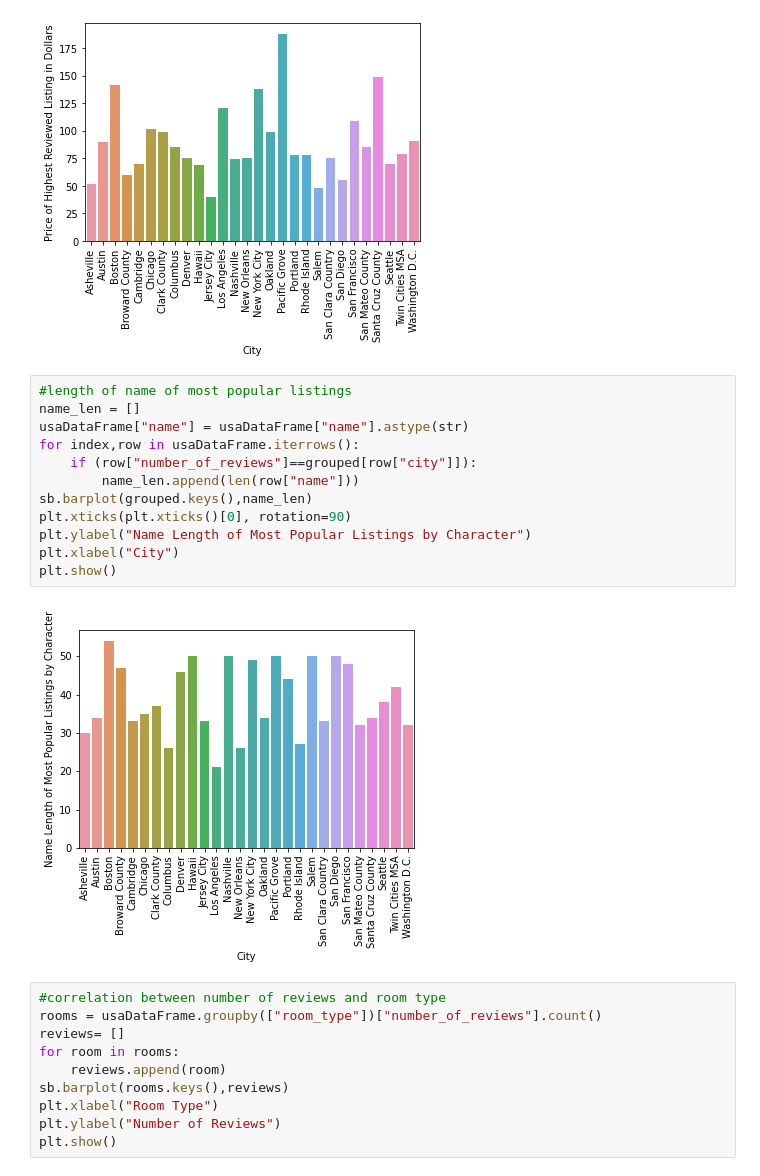
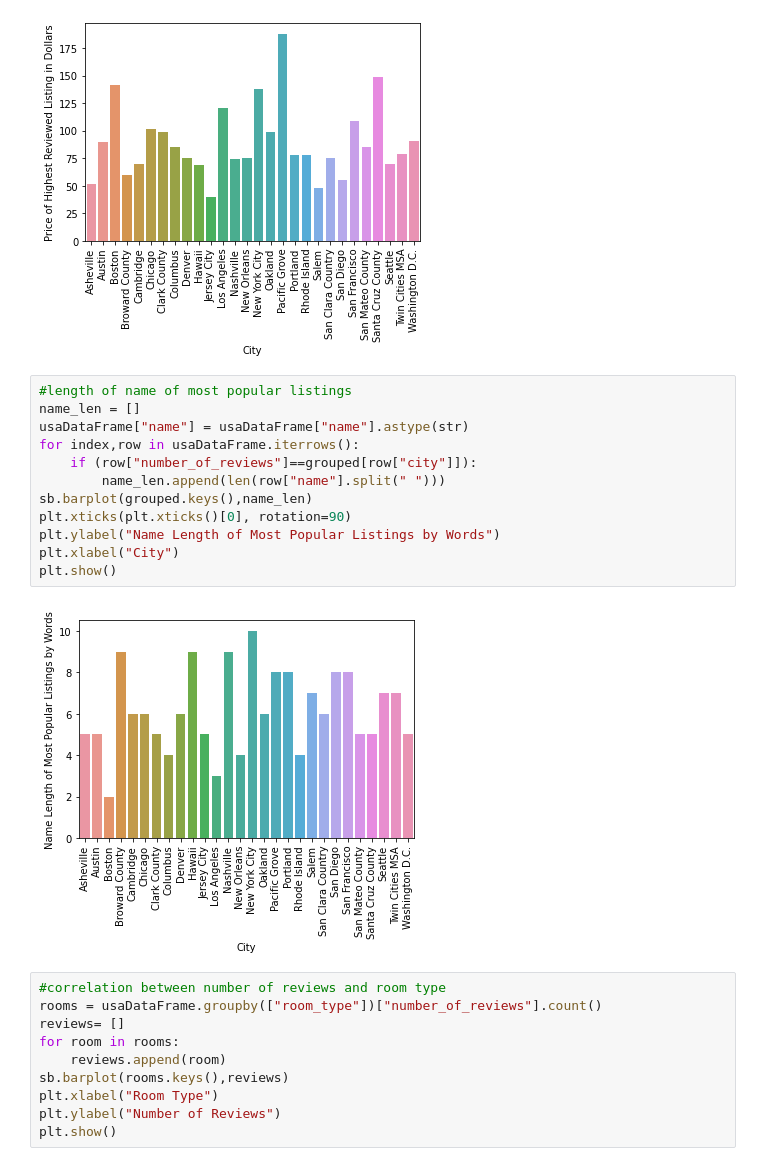
Before and after one commit to aruship1/320finalProject, a Jupyter notebook: firstFile.ipynb, the cells around one changed output. Saved outputs shown, nothing was run; the diff lists cells and outputs as text.

```diff
--- a/firstFile.ipynb
+++ b/firstFile.ipynb
@@ -264,17 +269,17 @@ plt.show()
 # %%
 #length of name of most popular listings
 name_len = []
 usaDataFrame["name"] = usaDataFrame["name"].astype(str)
 for index,row in usaDataFrame.iterrows():
     if (row["number_of_reviews"]==grouped[row["city"]]):
-        name_len.append(len(row["name"]))
+        name_len.append(len(row["name"].split(" ")))
 sb.barplot(grouped.keys(),name_len)
 plt.xticks(plt.xticks()[0], rotation=90)
-plt.ylabel("Name Length of Most Popular Listings by Character")
+plt.ylabel("Name Length of Most Popular Listings by Words")
 plt.xlabel("City")
 plt.show()
 # %% [output]
-[figure, old version]
+[figure, new version]
 # %%
 #correlation between number of reviews and room type
 rooms = usaDataFrame.groupby(["room_type"])["number_of_reviews"].count()
```
Also changed, not shown: parts of 6 cells of this notebook.
